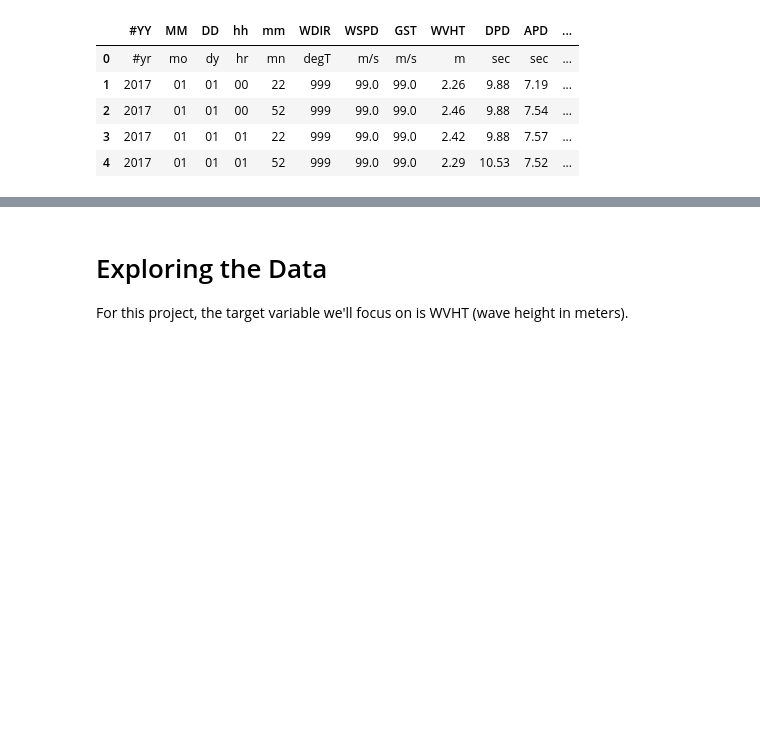
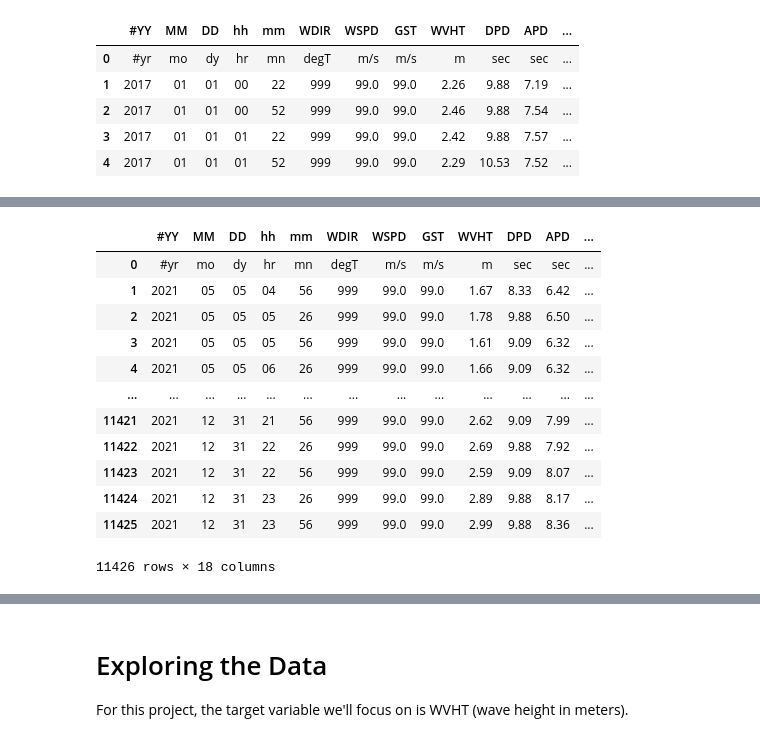
Before and after one commit to trachelle/SPICE-2024, a Jupyter notebook: waveheight_final_51208.ipynb, the cells around one changed output, grey strips where cells are left out. Cells and saved outputs as stored; diff of their text form; code cells hidden in the pictures; blank space fills up the shorter version.

```diff
--- a/waveheight_final_51208.ipynb
+++ b/waveheight_final_51208.ipynb
@@ -71,0 +130,16 @@ df1.head() # looking at first 5 rows
+# %%
+df_21
+# %% [output]
+|  | #YY | MM | DD | hh | mm | WDIR | WSPD | GST | WVHT | DPD | APD | ... |
+| 0 | #yr | mo | dy | hr | mn | degT | m/s | m/s | m | sec | sec | ... |
+| 1 | 2021 | 05 | 05 | 04 | 56 | 999 | 99.0 | 99.0 | 1.67 | 8.33 | 6.42 | ... |
+| 2 | 2021 | 05 | 05 | 05 | 26 | 999 | 99.0 | 99.0 | 1.78 | 9.88 | 6.50 | ... |
+| 3 | 2021 | 05 | 05 | 05 | 56 | 999 | 99.0 | 99.0 | 1.61 | 9.09 | 6.32 | ... |
+| 4 | 2021 | 05 | 05 | 06 | 26 | 999 | 99.0 | 99.0 | 1.66 | 9.09 | 6.32 | ... |
+| ... | ... | ... | ... | ... | ... | ... | ... | ... | ... | ... | ... | ... |
+| 11421 | 2021 | 12 | 31 | 21 | 56 | 999 | 99.0 | 99.0 | 2.62 | 9.09 | 7.99 | ... |
+| 11422 | 2021 | 12 | 31 | 22 | 26 | 999 | 99.0 | 99.0 | 2.69 | 9.88 | 7.92 | ... |
+| 11423 | 2021 | 12 | 31 | 22 | 56 | 999 | 99.0 | 99.0 | 2.59 | 9.09 | 8.07 | ... |
+| 11424 | 2021 | 12 | 31 | 23 | 26 | 999 | 99.0 | 99.0 | 2.89 | 9.88 | 8.17 | ... |
+| 11425 | 2021 | 12 | 31 | 23 | 56 | 999 | 99.0 | 99.0 | 2.99 | 9.88 | 8.36 | ... |
+11426 rows × 18 columns
```
Also changed, not shown: parts of 32 cells of this notebook.
